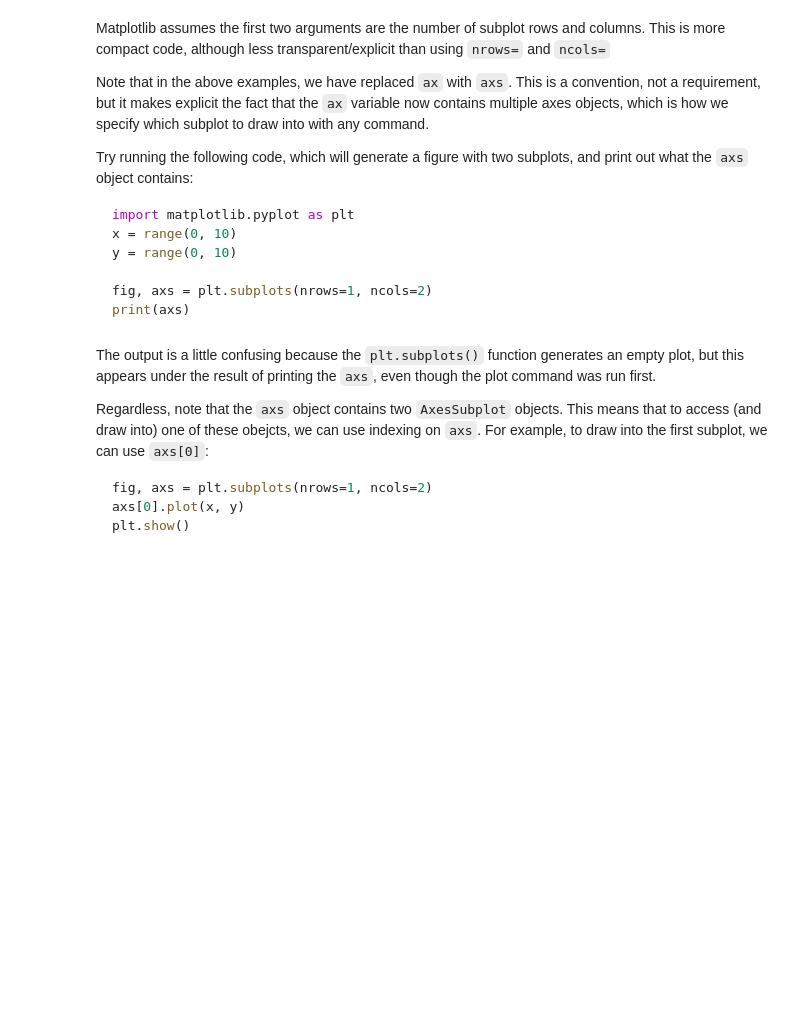
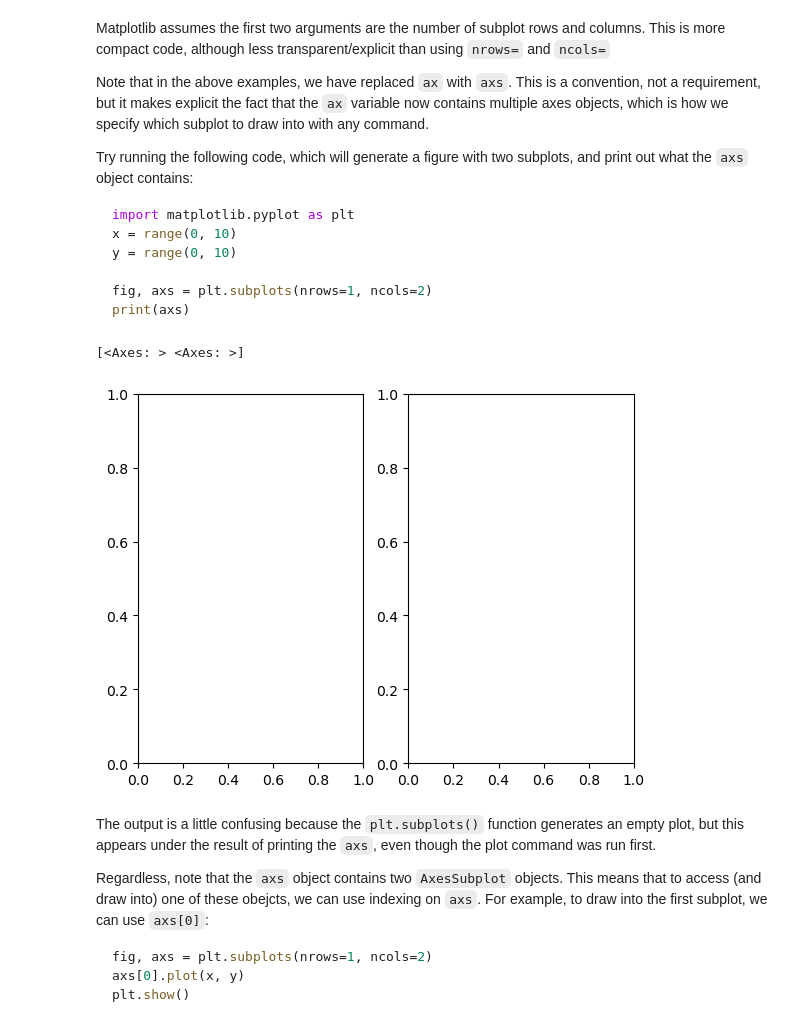
Before and after one commit to stochastic-bean/NDS_Ch4_visualizing_data, a Jupyter notebook: 3 - subplots.ipynb, the cells around one changed output. Saved outputs shown, nothing was run; the diff lists cells and outputs as text; code cells hidden in the pictures; blank space fills up the shorter version.

```diff
--- a/3 - subplots.ipynb
+++ b/3 - subplots.ipynb
@@ -41,6 +51,15 @@ y = range(0, 10)
 fig, axs = plt.subplots(nrows=1, ncols=2)
 print(axs)
 ~~~
+# %%
+x = range(0,10)
+y = range(0,10)
+
+fig, axs = plt.subplots(nrows=1, ncols=2)
+print(axs)
+# %% [output]
+[<Axes: > <Axes: >]
+[figure, added]
 # %% [markdown]
 The output is a little confusing because the `plt.subplots()` function generates an empty plot, but this appears under the result of printing the `axs`, even though the plot command was run first.
 
```
Also changed, not shown: parts of 9 cells of this notebook.
